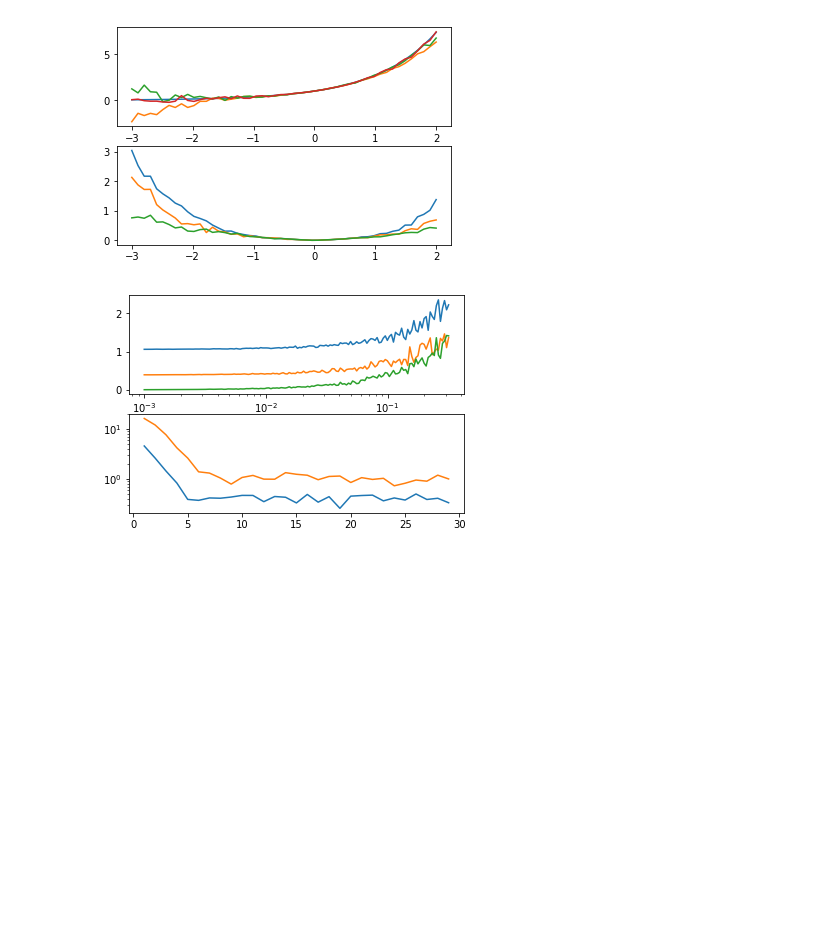
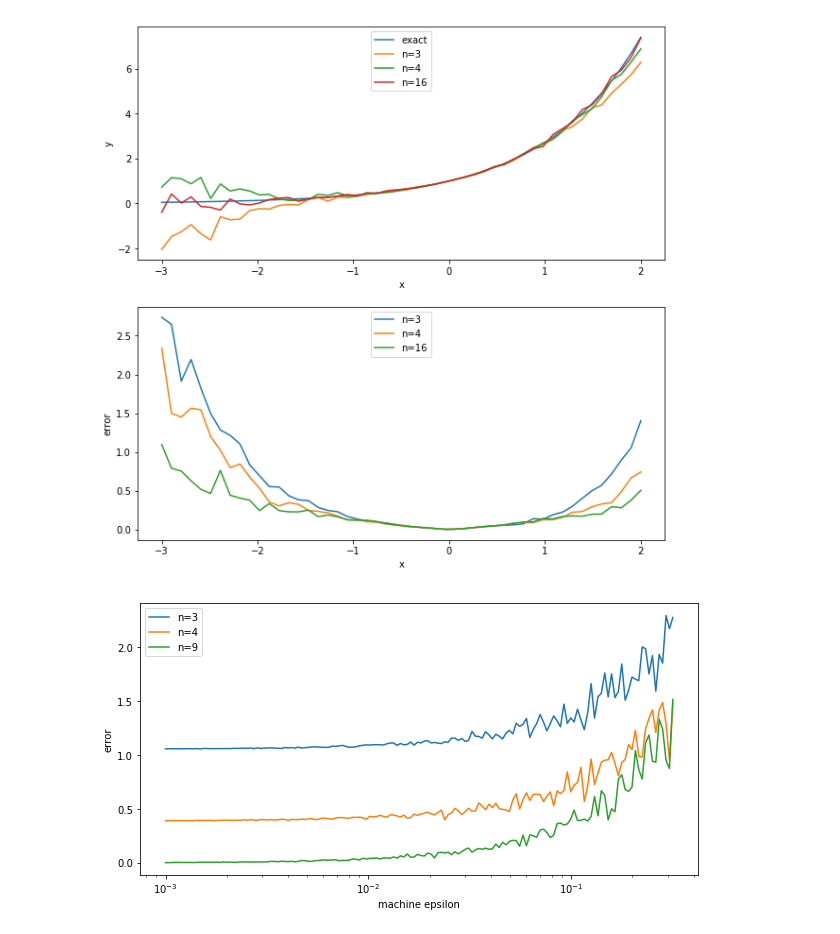
Before and after one commit to m4wright/power, a Jupyter notebook: power.ipynb, the cells around one changed output. Cells and saved outputs as stored; diff of their text form; code cells hidden in the pictures; blank space fills up the shorter version.

```diff
--- a/power.ipynb
+++ b/power.ipynb
@@ -47,49 +47,51 @@ def errnlist(nlist,x,e):
 # %%
 xlist = np.linspace(-3, 2, 50)
 nlist = [3,4,16]
 e=.1
 kmax=20
 
-f,(ax1,ax2) = plt.subplots(2)
-ax1.plot(xlist,np.exp(xlist))
+fig = plt.figure(figsize=(10,10))
+ax1 = fig.add_subplot(211)
+ax2 = fig.add_subplot(212)
+
+ax1.plot(xlist,np.exp(xlist),label='exact')
 for n in nlist:
-    ax1.plot(xlist,expserlist(n,xlist,e))
+    ax1.plot(xlist,expserlist(n,xlist,e),label='n=%d'%n)
+plt.legend()
 for n in nlist:
     y=np.abs(errxlist(n,xlist,e))
     for k in range(1,kmax):
         z=np.abs(errxlist(n,xlist,e))
         y=np.maximum(y,z)
-    ax2.plot(xlist,y)
+    ax2.plot(xlist,y,label='n=%d'%n)
 
+ax1.set_xlabel('x')
+ax1.set_ylabel('y')
+ax1.legend(loc="upper center")
+ax2.set_xlabel('x')
+ax2.set_ylabel('error')
+ax2.legend(loc="upper center")
 plt.show()
 # %% [output]
-[figure, old version]
+[figure, new version]
 # %%
 nlist = [3,4,9]
 elist = np.logspace(-3, -.5, 150)
 x=2.
-xlist = [2,3]
-nlist1=range(1,30)
-e=.1
 kmax=20
 
-f,(ax1,ax2) = plt.subplots(2)
+plt.figure(figsize=(10,5))
 for n in nlist:
     y=np.abs(errelist(n,x,elist))
     for k in range(1,kmax):
         z=np.abs(errelist(n,x,elist))
         y=np.maximum(y,z)
-    ax1.plot(elist,y)
-for x in xlist:
-    y=np.abs(errnlist(nlist1,x,e))
-    for k in range(1,kmax):
-        z=np.abs(errnlist(nlist1,x,e))
-        y=np.maximum(y,z)
-    ax2.plot(nlist1,y)
+    plt.plot(elist,y,label='n=%d'%n)
 
-ax1.set_xscale('log')
-ax2.set_yscale('log')
-#ax2.set_xscale('log')
+plt.xscale('log')
+plt.xlabel('machine epsilon')
+plt.ylabel('error')
+plt.legend()
 plt.show()
 # %% [output]
-[figure, old version]
+[figure, new version]
```
Also changed, not shown: parts of 1 cell of this notebook.
